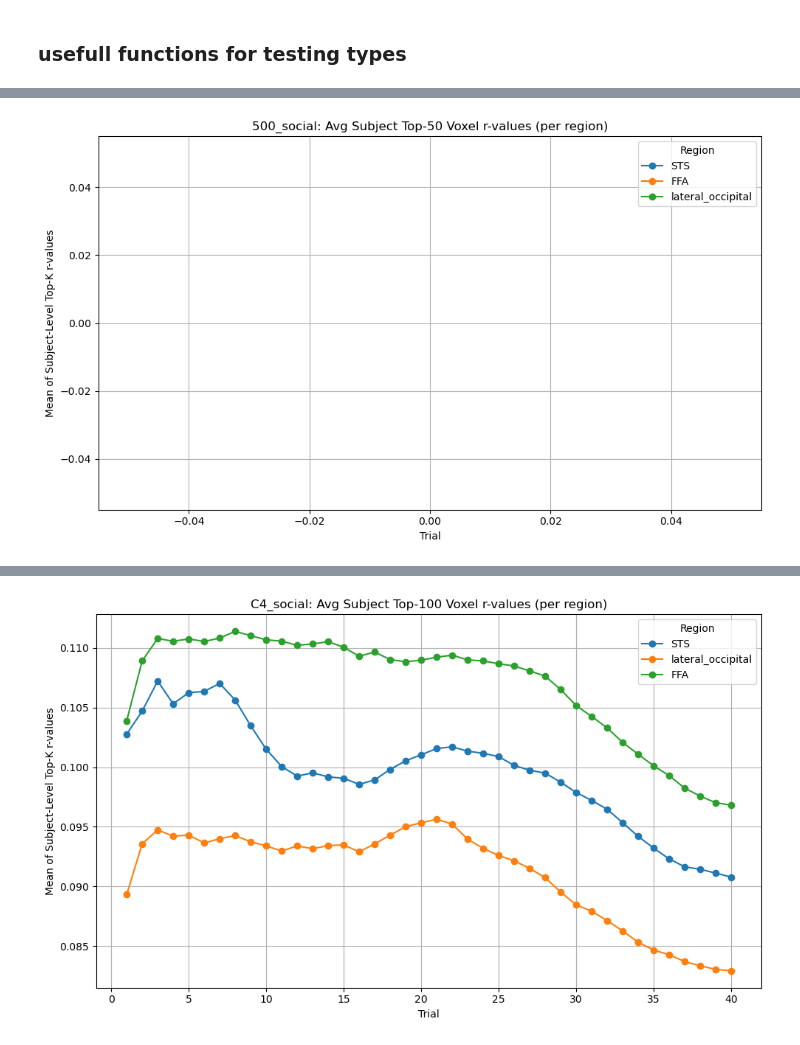
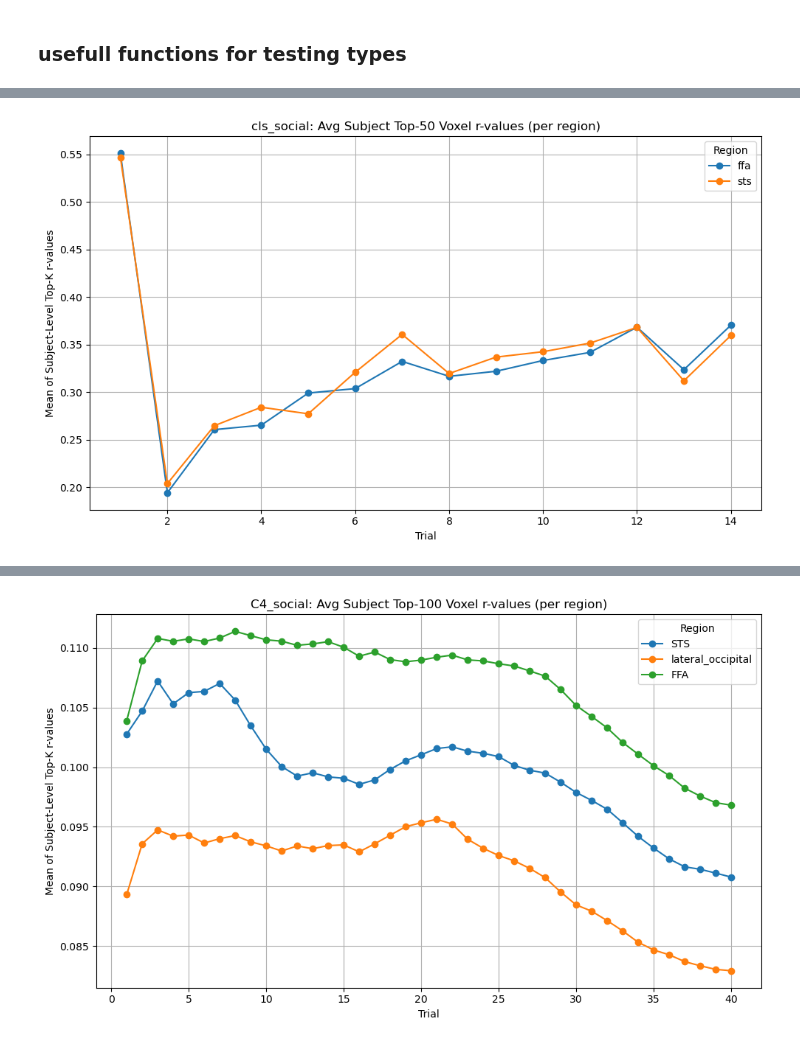
Before and after one commit to itaipeleg1/STS_sherlock, a Jupyter notebook: testing_cleaned.ipynb, the cells around one changed output, grey strips where cells are left out. Drawn from its saved outputs; the diff is of its cells as text; code cells hidden in the pictures.

```diff
--- a/testing_cleaned.ipynb
+++ b/testing_cleaned.ipynb
@@ -267,7 +381,7 @@ def plot_top_voxels_by_subject(results_base_dir, model, region_list, n_trials, n
             for subj in range(1, n_subjects + 1):
                 subj_path = os.path.join(
                     results_base_dir,
-                    f"llava_C4_2TRrange_{region}",
+                    f"cls_social_shuffle_{region}",
                     model,
                     f"trial_{trial}",
                     f"subject{subj}",
@@ -323,13 +437,13 @@ annot = np.array(final)
 annot = annot.reshape(-1, 1)  # Ensure it's a 2D array for NIfTI saving
 np.save(r"/home/new_storage/sherlock/STS_sherlock/C4/data/annotations_from_model/llava_social_speak_C41TR.npy", annot)
 # %%
-results_base_dir="/home/new_storage/sherlock/STS_sherlock/500days/data/results"
+results_base_dir="/home/new_storage/sherlock/STS_sherlock/projects data/results"
 plot_top_voxels_by_subject(
     results_base_dir=results_base_dir,
-    model="500_social",
-    region_list=["STS", "FFA","lateral_occipital"],
-    n_trials=20,
-    n_subjects=10,
+    model="cls_social",
+    region_list=["ffa","sts"],
+    n_trials=14,
+    n_subjects=17,
     top_k=50
 )
 # %% [output]
@@ -353 +450 @@ plot_top_voxels_by_subject(
-[figure, old version]
+[figure, new version]
```
Also changed, not shown: parts of 9 cells of this notebook, 7 other files.
